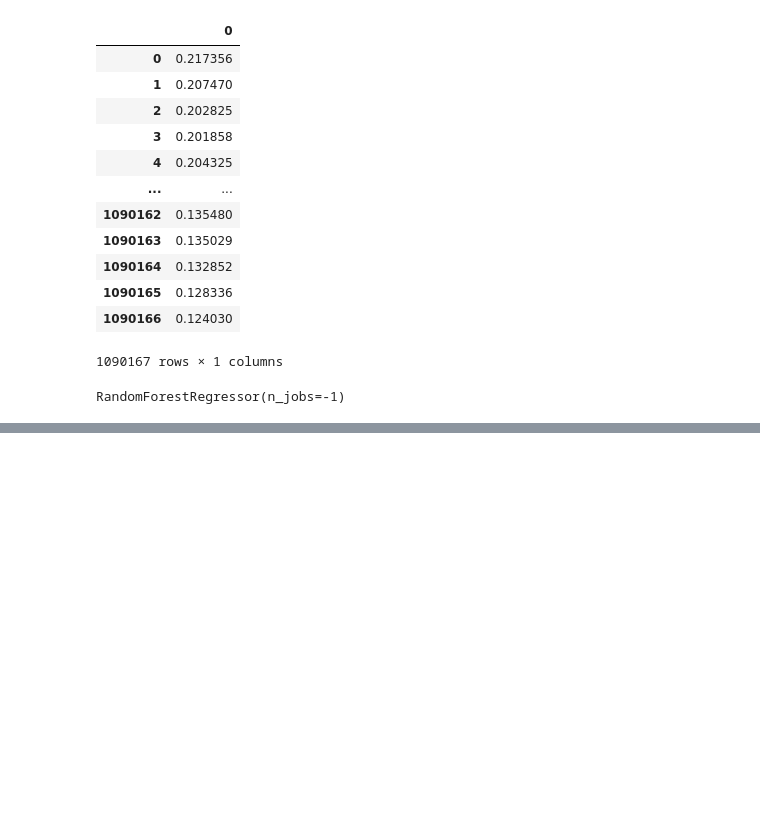
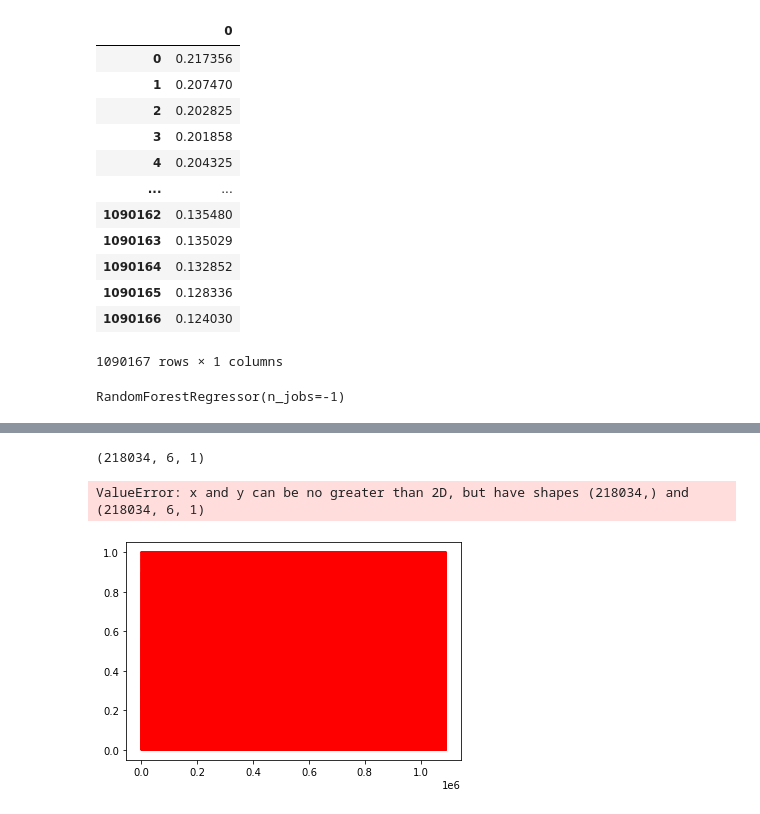
Before and after one commit to mouatazk79/Energy-Consumption-prediction, a Jupyter notebook: SADproject_try3.ipynb, the cells around one changed output, grey strips where cells are left out. Drawn from its saved outputs; the diff is of its cells as text; code cells hidden in the pictures; blank space fills up the shorter version.

Commit message:
using a lstm

```diff
--- a/SADproject_try3.ipynb
+++ b/SADproject_try3.ipynb
@@ -443,0 +454,17 @@ array([0.99497838, 0.99528104, 0.99518386, 0.99510835, 0.99508822,
+# %%
+model3 = tf.keras.models.Sequential([
+    tf.keras.layers.Conv1D(filters=64, kernel_size=5,
+                          strides=1, padding='causal',
+                          activation='relu',
+                          input_shape=[None, 1]),
+    tf.keras.layers.LSTM(64, return_sequences=True),
+    tf.keras.layers.LSTM(128, return_sequences=True),
+    tf.keras.layers.Dense(32, activation="relu"),
+    tf.keras.layers.Dense(16, activation="relu"),
+    tf.keras.layers.Dense(1),
+    tf.keras.layers.Lambda(lambda x: x * 400)
+])
+# %%
+model3.compile(loss='mse', optimizer='adam')
+# %%
+model3.fit(X_train,Y_train,epochs =10)
@@ -443,0 +493,2 @@ array([0.99497838, 0.99528104, 0.99518386, 0.99510835, 0.99508822,
+# %%
+predicted= model3.predict(X_test)
@@ -443,0 +497,14 @@ array([0.99497838, 0.99528104, 0.99518386, 0.99510835, 0.99508822,
+# %%
+predicted.shape
+# %% [output]
+(218034, 6, 1)
+# %%
+plt.plot(normalized_newcopy_1, color = 'red', label = 'Real ')
+plt.plot(predicted, color = 'blue', label = 'Predicted ')
+plt.title('energy')
+plt.xlabel('Time')
+plt.ylabel('energy ')
+plt.legend()
+# %% [output]
+ValueError: x and y can be no greater than 2D, but have shapes (218034,) and (218034, 6, 1)
+[figure, added]
```
Also changed, not shown: parts of 23 cells of this notebook.
